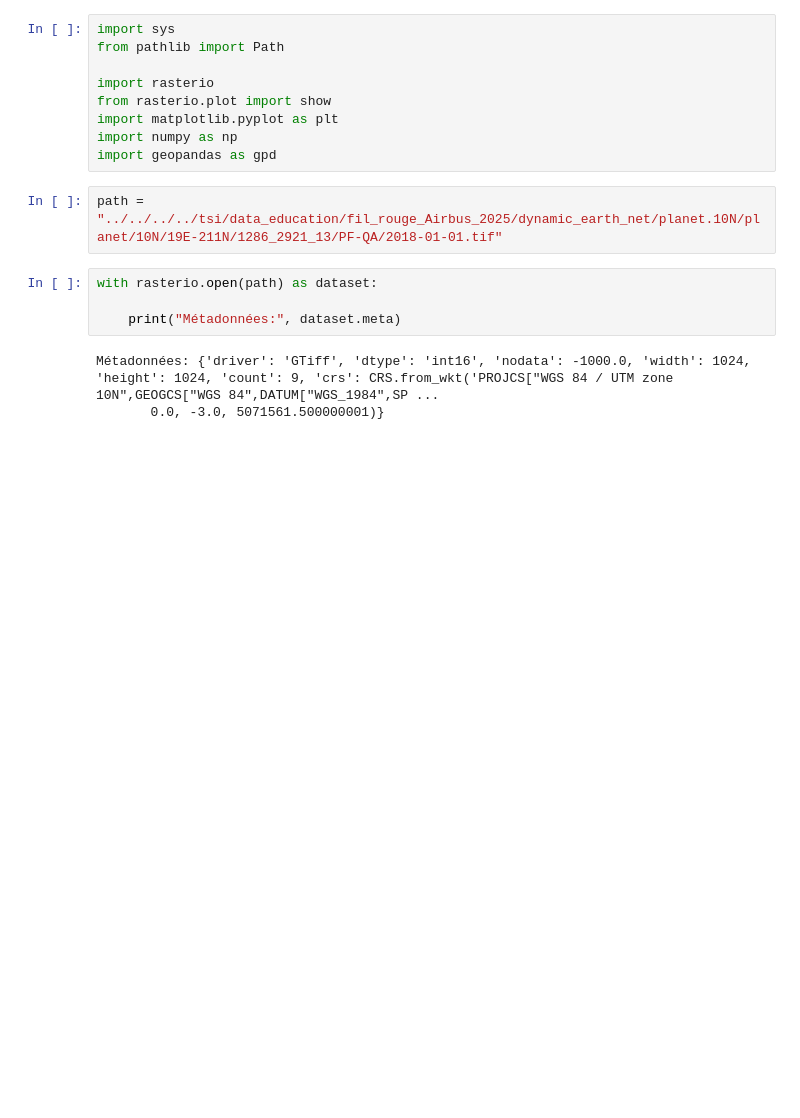
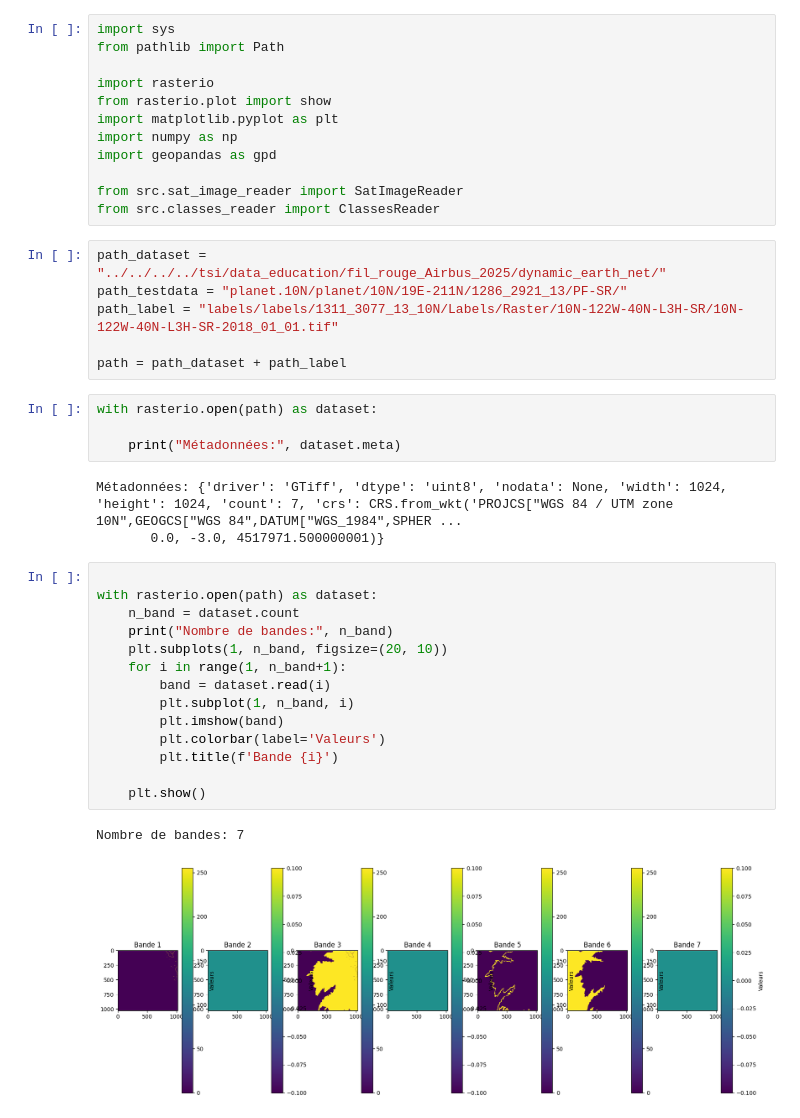
Before and after one commit to alexandreRocchiHenry/Computer_Vision_Projet, a Jupyter notebook: test_malfoy.ipynb, the cells around one changed output. Drawn from its saved outputs; the diff is of its cells as text; blank space fills up the shorter version.

```diff
--- a/test_malfoy.ipynb
+++ b/test_malfoy.ipynb
@@ -7,12 +7,36 @@ from rasterio.plot import show
 import matplotlib.pyplot as plt
 import numpy as np
 import geopandas as gpd
+
+from src.sat_image_reader import SatImageReader
+from src.classes_reader import ClassesReader
 # %%
-path = "../../../../tsi/data_education/fil_rouge_Airbus_2025/dynamic_earth_net/planet.10N/planet/10N/19E-211N/1286_2921_13/PF-QA/2018-01-01.tif"
+path_dataset = "../../../../tsi/data_education/fil_rouge_Airbus_2025/dynamic_earth_net/"
+path_testdata = "planet.10N/planet/10N/19E-211N/1286_2921_13/PF-SR/"
+path_label = "labels/labels/1311_3077_13_10N/Labels/Raster/10N-122W-40N-L3H-SR/10N-122W-40N-L3H-SR-2018_01_01.tif"
+
+path = path_dataset + path_label
 # %%
 with rasterio.open(path) as dataset:
 
     print("Métadonnées:", dataset.meta)
 # %% [output]
-Métadonnées: {'driver': 'GTiff', 'dtype': 'int16', 'nodata': -1000.0, 'width': 1024, 'height': 1024, 'count': 9, 'crs': CRS.from_wkt('PROJCS["WGS 84 / UTM zone 10N",GEOGCS["WGS 84",DATUM["WGS_1984",SP ...
-       0.0, -3.0, 5071561.500000001)}
+Métadonnées: {'driver': 'GTiff', 'dtype': 'uint8', 'nodata': None, 'width': 1024, 'height': 1024, 'count': 7, 'crs': CRS.from_wkt('PROJCS["WGS 84 / UTM zone 10N",GEOGCS["WGS 84",DATUM["WGS_1984",SPHER ...
+       0.0, -3.0, 4517971.500000001)}
+# %%
+
+with rasterio.open(path) as dataset:
+    n_band = dataset.count
+    print("Nombre de bandes:", n_band)
+    plt.subplots(1, n_band, figsize=(20, 10))
+    for i in range(1, n_band+1):
+        band = dataset.read(i)
+        plt.subplot(1, n_band, i)
+        plt.imshow(band)
+        plt.colorbar(label='Valeurs')
+        plt.title(f'Bande {i}')
+
+    plt.show()
+# %% [output]
+Nombre de bandes: 7
+[figure, added]
```
Also changed, not shown: parts of 12 cells of this notebook.
